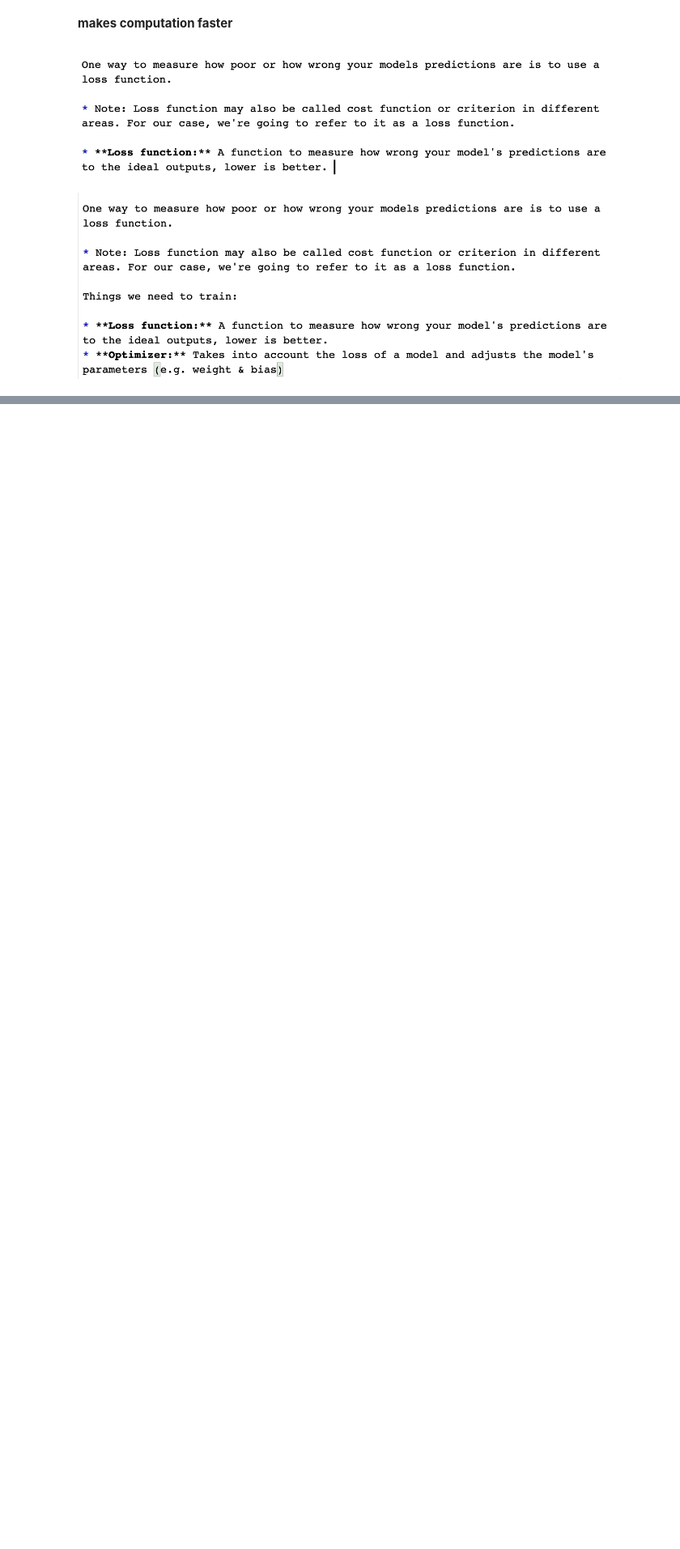
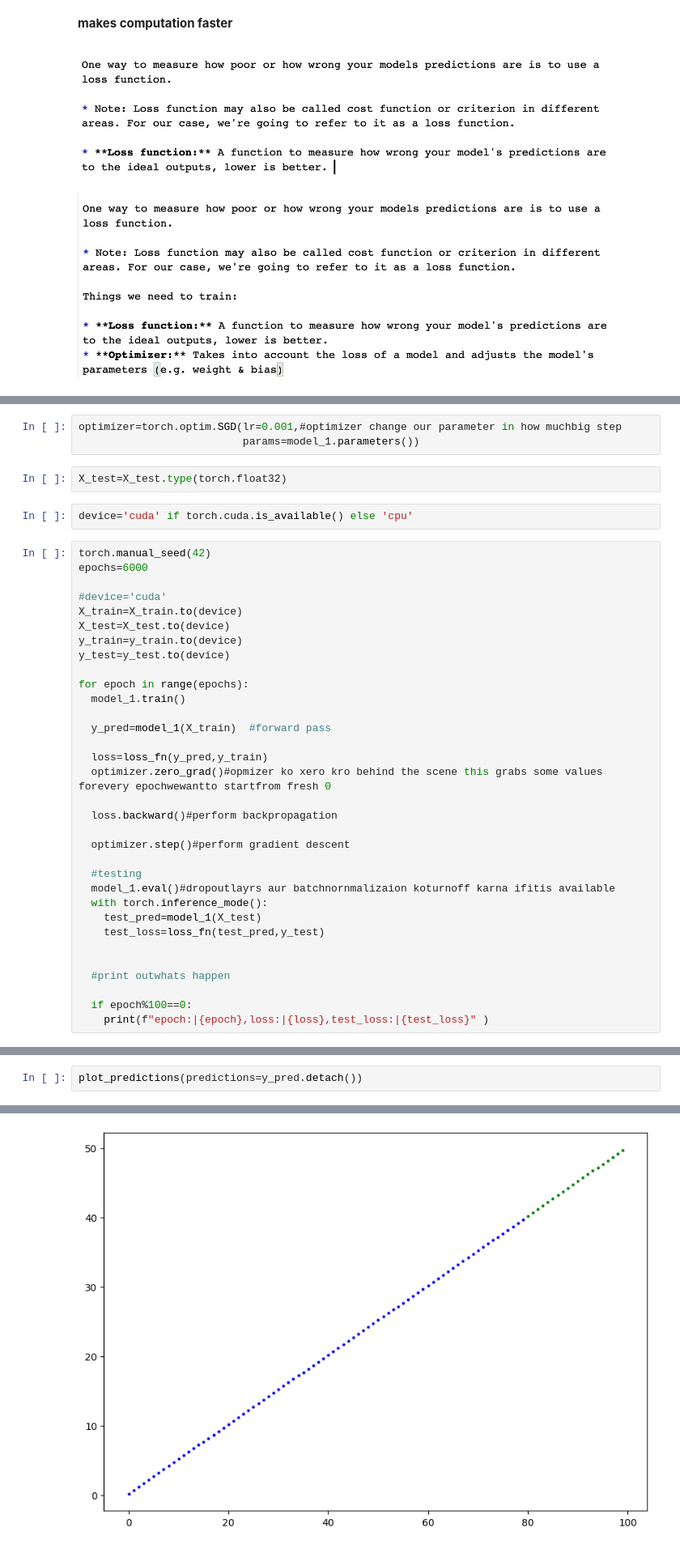
Before and after one commit to mohdabuzaransari9/pytorch, a Jupyter notebook: file01_pytorch_workflow.ipynb, the cells around one changed output, grey strips where cells are left out. Shown at 81% size. Drawn from its saved outputs; the diff is of its cells as text; blank space fills up the shorter version.

```diff
--- a/file01_pytorch_workflow.ipynb
+++ b/file01_pytorch_workflow.ipynb
@@ -230,0 +577,40 @@ tensor([[43],
+# %%
+optimizer=torch.optim.SGD(lr=0.001,#optimizer change our parameter in how muchbig step
+                          params=model_1.parameters())
+# %%
+X_test=X_test.type(torch.float32)
+# %%
+device='cuda' if torch.cuda.is_available() else 'cpu'
+# %%
+torch.manual_seed(42)
+epochs=6000
+
+#device='cuda'
+X_train=X_train.to(device)
+X_test=X_test.to(device)
+y_train=y_train.to(device)
+y_test=y_test.to(device)
+
+for epoch in range(epochs):
+  model_1.train()
+
+  y_pred=model_1(X_train)  #forward pass
+
+  loss=loss_fn(y_pred,y_train)
+  optimizer.zero_grad()#opmizer ko xero kro behind the scene this grabs some values forevery epochwewantto startfrom fresh 0
+
+  loss.backward()#perform backpropagation
+
+  optimizer.step()#perform gradient descent
+
+  #testing
+  model_1.eval()#dropoutlayrs aur batchnornmalizaion koturnoff karna ifitis available
+  with torch.inference_mode():
+    test_pred=model_1(X_test)
+    test_loss=loss_fn(test_pred,y_test)
+
+
+  #print outwhats happen
+
+  if epoch%100==0:
+    print(f"epoch:|{epoch},loss:|{loss},test_loss:|{test_loss}" )
@@ -230,0 +688,3 @@ tensor([[43],
+# %%
+plot_predictions(predictions=y_pred.detach())
+# %% [output]
@@ -230,0 +692 @@ tensor([[43],
+[figure, added]
```
Also changed, not shown: parts of 89 cells of this notebook.
